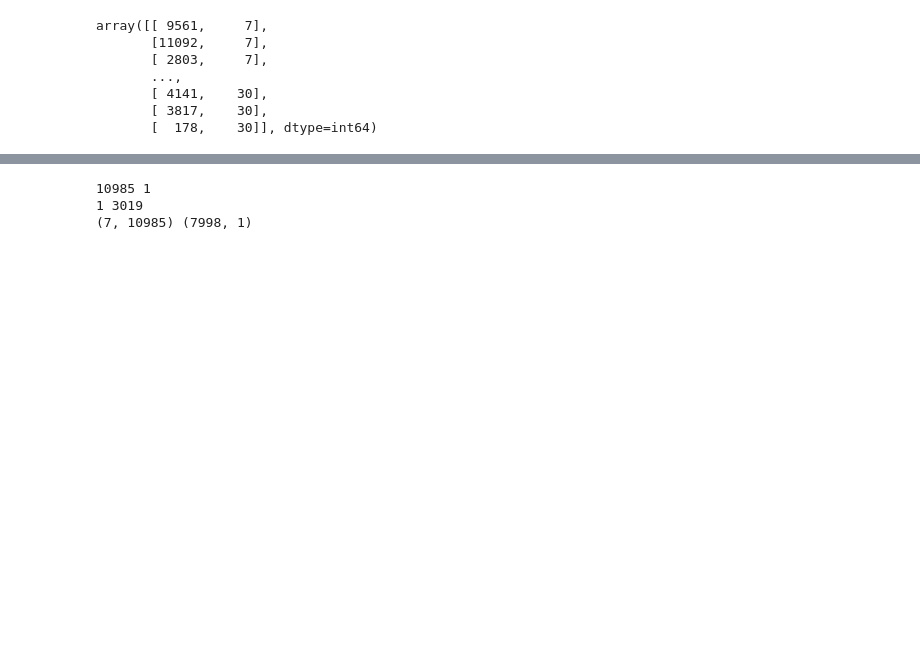
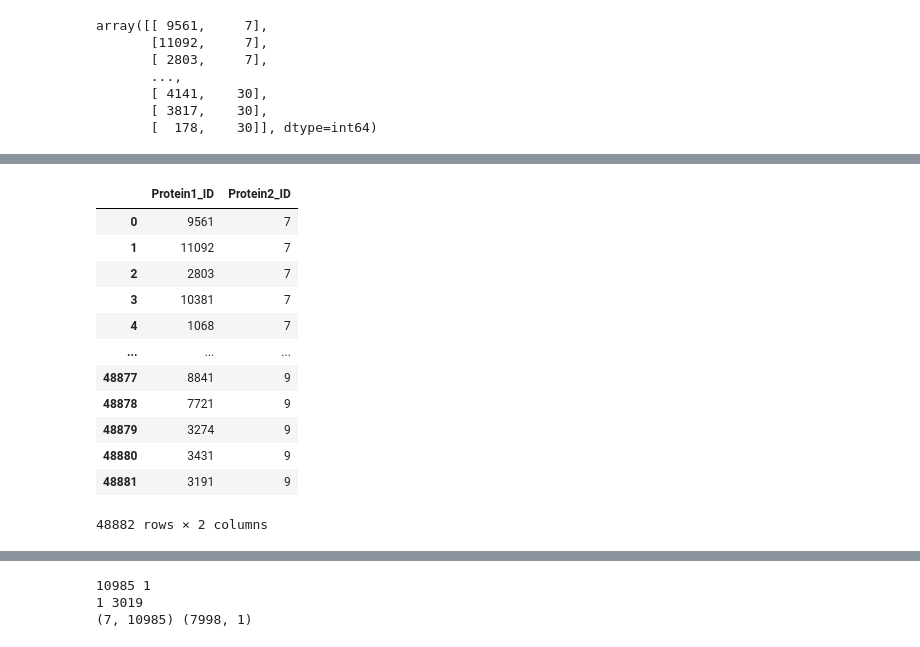
Before and after one commit to tengann/IAV_PPI_Graph_Embedding_Review, a Jupyter notebook: Codes/networkx_draw_graph.ipynb, the cells around one changed output, grey strips where cells are left out. Saved outputs shown, nothing was run; the diff lists cells and outputs as text; code cells hidden in the pictures; blank space fills up the shorter version.

```diff
--- a/Codes/networkx_draw_graph.ipynb
+++ b/Codes/networkx_draw_graph.ipynb
@@ -146,0 +172,17 @@ array([[ 9561,     7],
+# %%
+e_pos_idx = e_pos[['Protein1_ID', 'Protein2_ID']]
+e_pos_idx
+# %% [output]
+|  | Protein1_ID | Protein2_ID |
+| 0 | 9561 | 7 |
+| 1 | 11092 | 7 |
+| 2 | 2803 | 7 |
+| 3 | 10381 | 7 |
+| 4 | 1068 | 7 |
+| ... | ... | ... |
+| 48877 | 8841 | 9 |
+| 48878 | 7721 | 9 |
+| 48879 | 3274 | 9 |
+| 48880 | 3431 | 9 |
+| 48881 | 3191 | 9 |
+48882 rows × 2 columns
```
Also changed, not shown: parts of 28 cells of this notebook, 10 other files.
